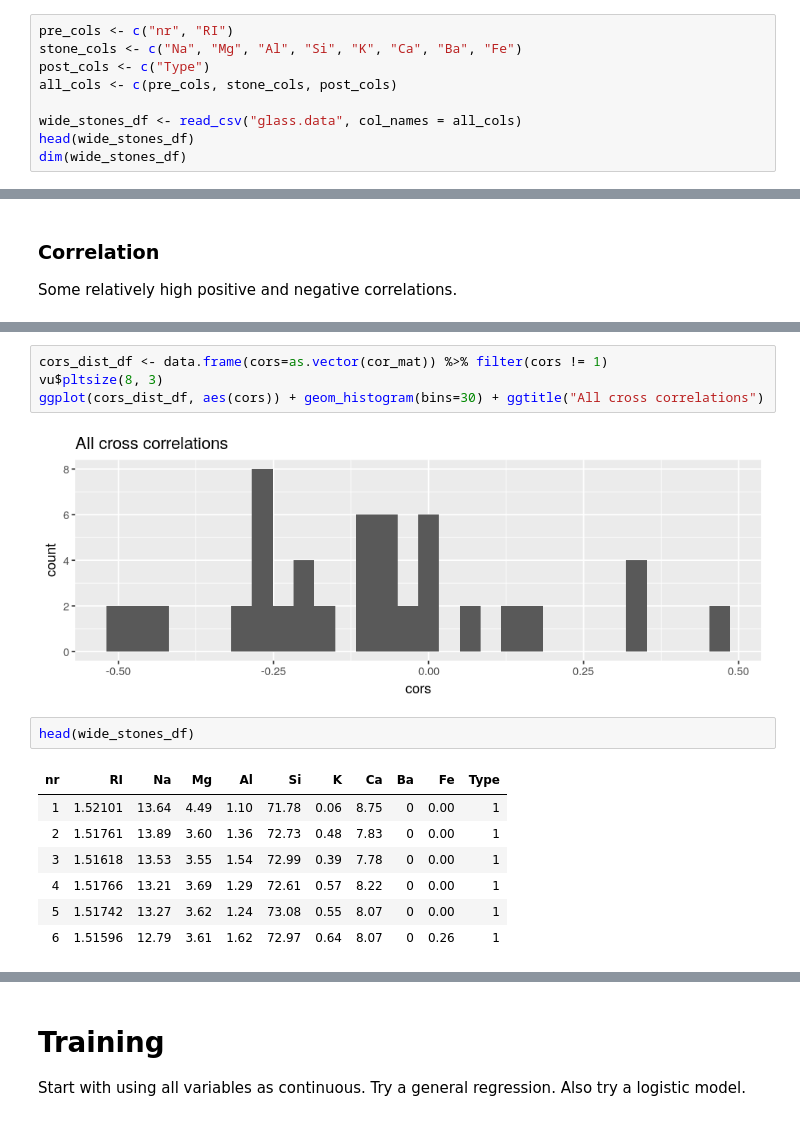
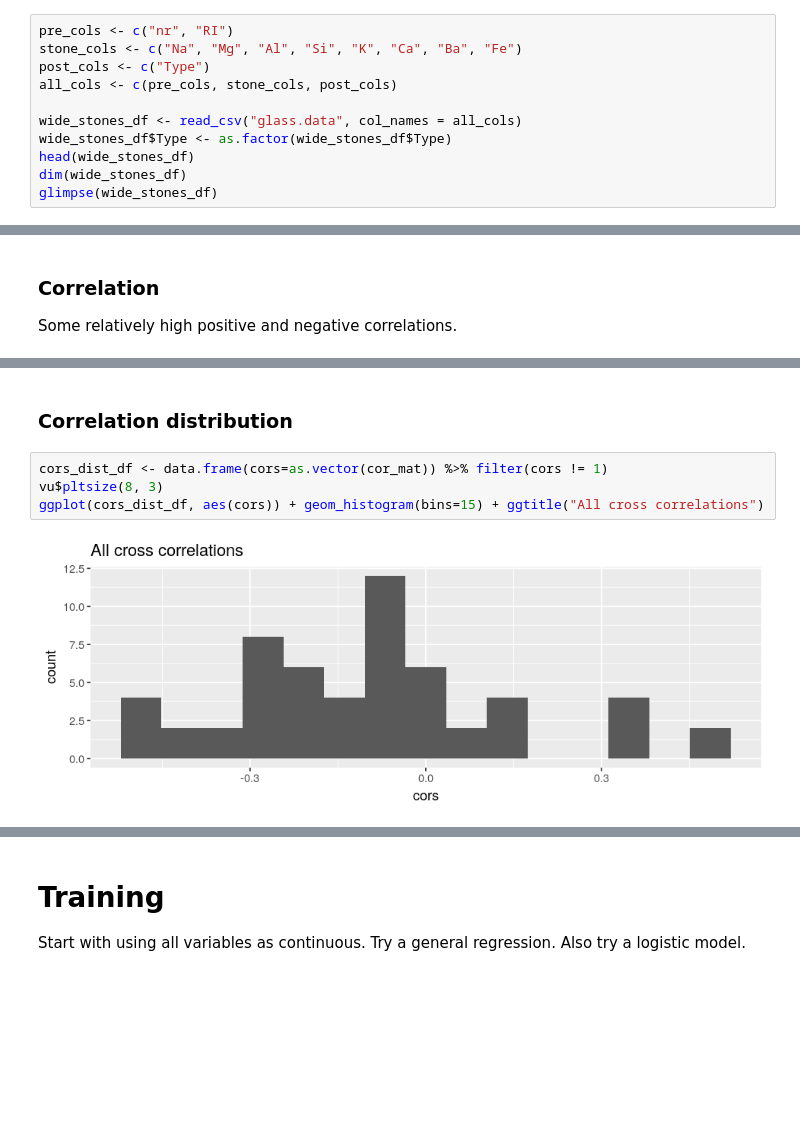
Before and after one commit to Jakob37/MLTemplateDataExplorations, a Jupyter notebook: gem_color/Gem color.ipynb, the cells around one changed output, grey strips where cells are left out. Drawn from its saved outputs; the diff is of its cells as text; blank space fills up the shorter version.

Commit message:
Further explorations, including PCA visualizations

```diff
--- a/gem_color/Gem color.ipynb
+++ b/gem_color/Gem color.ipynb
@@ -24,8 +19,10 @@ post_cols <- c("Type")
 all_cols <- c(pre_cols, stone_cols, post_cols)
 
 wide_stones_df <- read_csv("glass.data", col_names = all_cols)
+wide_stones_df$Type <- as.factor(wide_stones_df$Type)
 head(wide_stones_df)
 dim(wide_stones_df)
+glimpse(wide_stones_df)
 # %% [output]
 Parsed with column specification:
 cols(
@@ -155,16 +116,8 @@ GGally::ggcorr(cor_mat) + ggtitle("Predictor correlations")
+# %% [markdown]
+### Correlation distribution
 # %%
 cors_dist_df <- data.frame(cors=as.vector(cor_mat)) %>% filter(cors != 1)
 vu$pltsize(8, 3)
-ggplot(cors_dist_df, aes(cors)) + geom_histogram(bins=30) + ggtitle("All cross correlations")
+ggplot(cors_dist_df, aes(cors)) + geom_histogram(bins=15) + ggtitle("All cross correlations")
 # %% [output]
-[figure, old version]
+[figure, new version]
-# %%
-head(wide_stones_df)
-# %% [output]
-| nr | RI | Na | Mg | Al | Si | K | Ca | Ba | Fe | Type |
-| 1 | 1.52101 | 13.64 | 4.49 | 1.10 | 71.78 | 0.06 | 8.75 | 0 | 0.00 | 1 |
-| 2 | 1.51761 | 13.89 | 3.60 | 1.36 | 72.73 | 0.48 | 7.83 | 0 | 0.00 | 1 |
-| 3 | 1.51618 | 13.53 | 3.55 | 1.54 | 72.99 | 0.39 | 7.78 | 0 | 0.00 | 1 |
-| 4 | 1.51766 | 13.21 | 3.69 | 1.29 | 72.61 | 0.57 | 8.22 | 0 | 0.00 | 1 |
-| 5 | 1.51742 | 13.27 | 3.62 | 1.24 | 73.08 | 0.55 | 8.07 | 0 | 0.00 | 1 |
-| 6 | 1.51596 | 12.79 | 3.61 | 1.62 | 72.97 | 0.64 | 8.07 | 0 | 0.26 | 1 |
```
Also changed, not shown: parts of 34 cells of this notebook.
